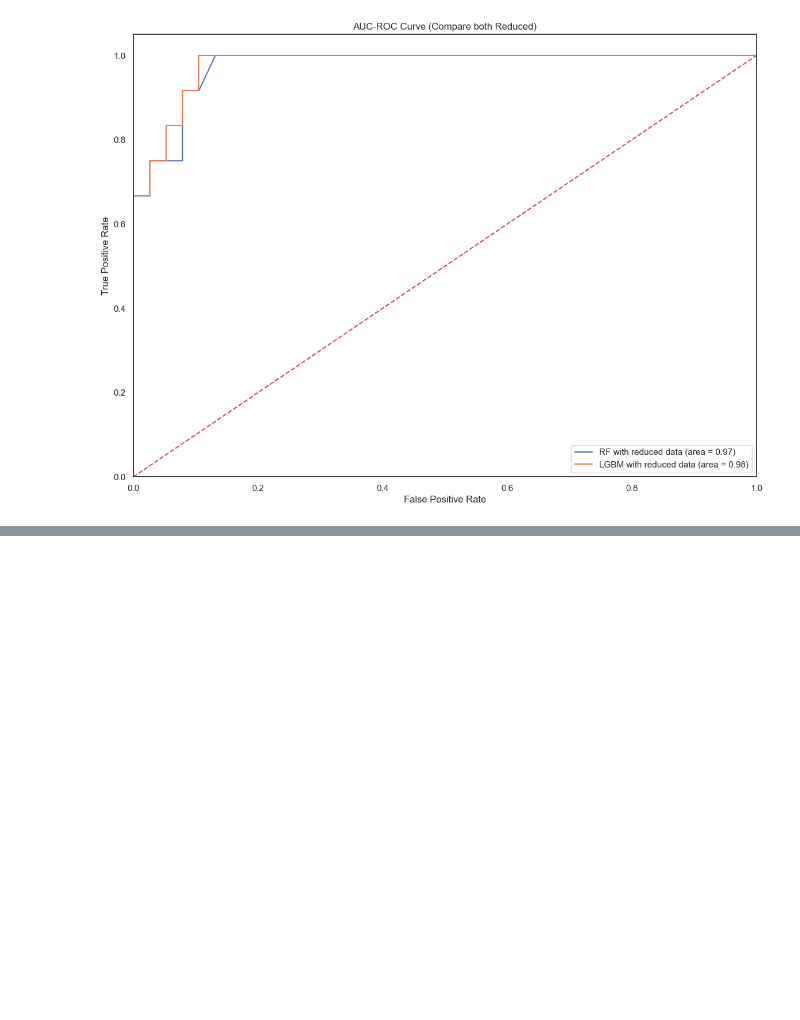
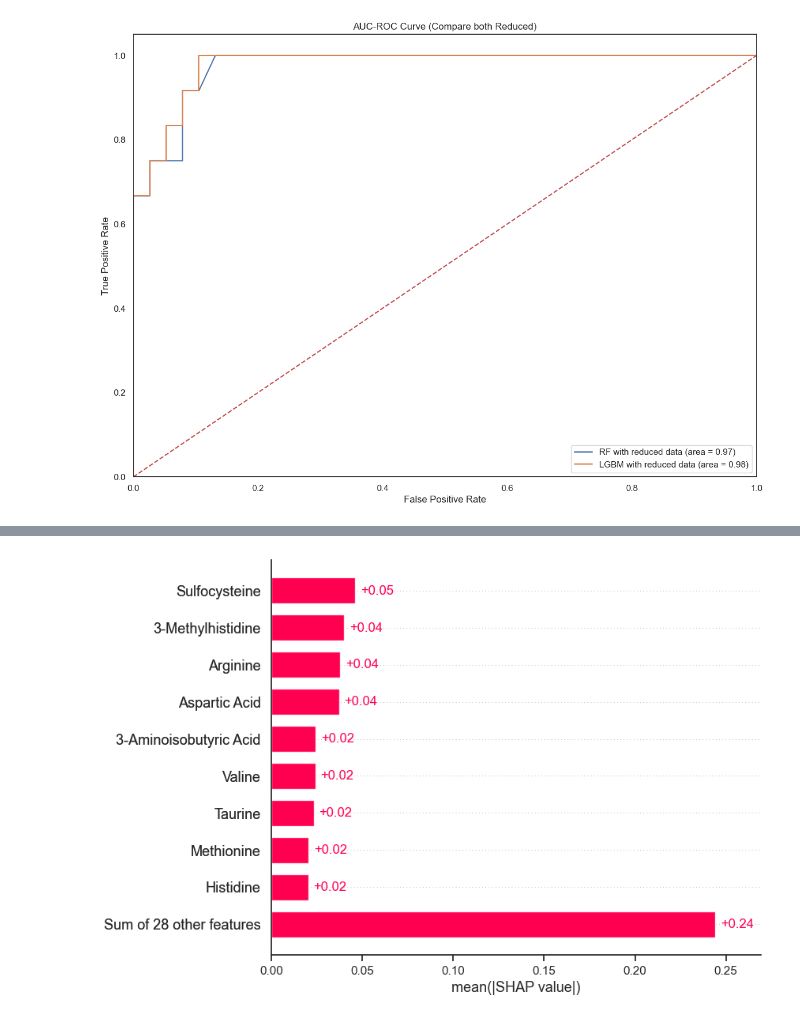
Before and after one commit to APS301123/TryingMetabolomicData, a Jupyter notebook: TryMetabolomicsData/Code/TryMetaData.ipynb, the cells around one changed output, grey strips where cells are left out. Cells and saved outputs as stored; diff of their text form; code cells hidden in the pictures; blank space fills up the shorter version.

```diff
--- a/TryMetabolomicsData/Code/TryMetaData.ipynb
+++ b/TryMetabolomicsData/Code/TryMetaData.ipynb
@@ -341,0 +417,4 @@ plt.show()
+# %%
+shap.plots.bar(shap_values[:, :, 1])
+# %% [output]
+[figure, added]
```
Also changed, not shown: parts of 17 cells of this notebook, 1 other file.
